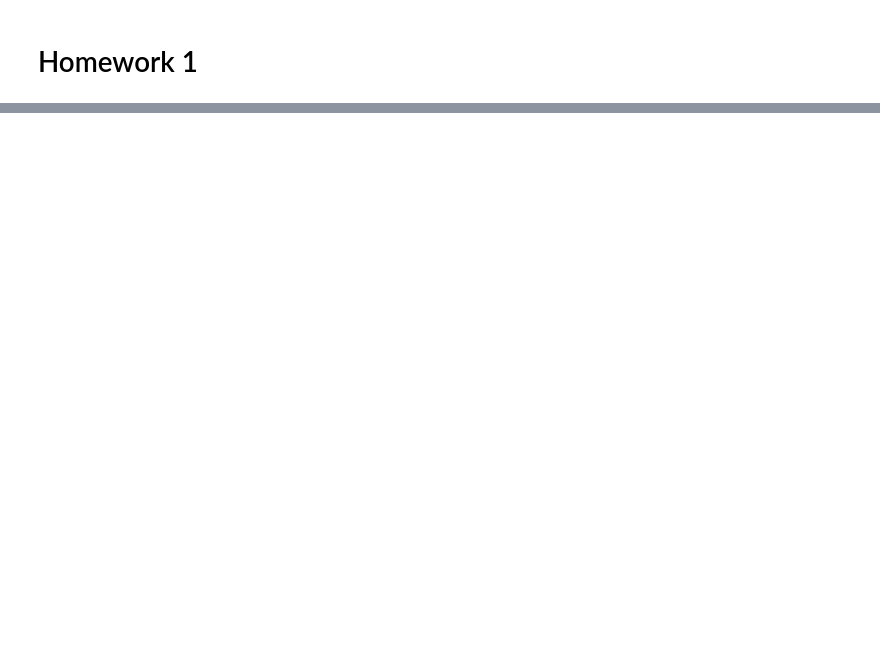
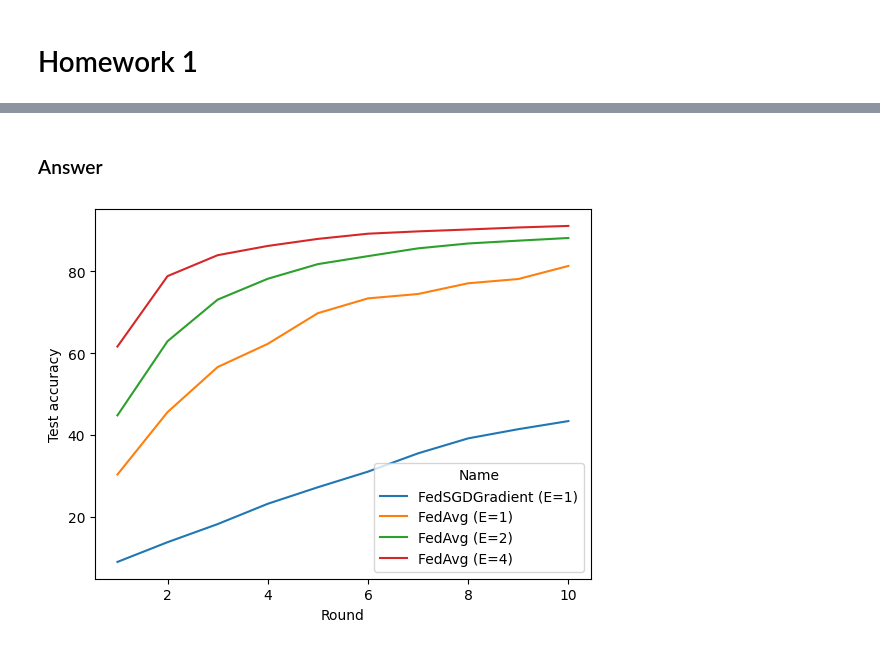
Before and after one commit to lydiaYchen/DDL24Spring, a Jupyter notebook: lab/lab-hfl.ipynb, the cells around one changed output, grey strips where cells are left out. Saved outputs shown, nothing was run; the diff lists cells and outputs as text; code cells hidden in the pictures; blank space fills up the shorter version.

```diff
--- a/lab/lab-hfl.ipynb
+++ b/lab/lab-hfl.ipynb
@@ -420,0 +581,11 @@ fedsgd_weight_df
+# %%
+servers: list[Server] = []
+
+for c_ in [0.01, 0.1, 0.2]:
+    client_split = split(n, iid, seed)
+    servers.append(FedSgdGradientServer(lr, client_split, c_, seed))
+    servers.append(FedAvgServer(lr, b, client_split, c_, e, seed))
+
+dfs = [sv.run(nr_rounds).as_df().iloc[-1:] for sv in servers]
+df = pd.concat(dfs, ignore_index=True)[["Algorithm", "N", "C", "Message count", "Test accuracy"]]
+print(df)
@@ -420,0 +633,11 @@ fedsgd_weight_df
+# %%
+servers: list[Server] = []
+device = "cpu"
+
+for b_ in [10, 100, 500]:
+    client_split = split(n, iid, seed)
+    servers.append(FedAvgServer(lr, b_, client_split, c, e, seed))
+
+dfs = [sv.run(nr_rounds).as_df(False).iloc[-1:] for sv in servers]
+df = pd.concat(dfs, ignore_index=True)[["Algorithm", "B", ETA, "Wall time", "Test accuracy"]]
+print(df)
@@ -420,0 +651,11 @@ fedsgd_weight_df
+# %%
+servers: list[Server] = []
+
+for lr_ in [0.001, 0.01, 1.0]:
+    client_split = split(n, iid, seed)
+    servers.append(FedSgdGradientServer(lr_, client_split, c, seed))
+    servers.append(FedAvgServer(lr_, b, client_split, c, e, seed))
+
+dfs = [sv.run(nr_rounds).as_df(False).iloc[-1:] for sv in servers]
+df = pd.concat(dfs, ignore_index=True)[["Algorithm", ETA, "B", "Wall time", "Test accuracy"]]
+print(df)
@@ -420,0 +689,15 @@ fedsgd_weight_df
+# %% [markdown]
+### Answer
+# %%
+servers: list[Server] = [FedSgdGradientServer(lr, client_split, c, seed)]
+
+for e_ in [1, 2, 4]:
+    client_split = split(n, iid, seed)
+    servers.append(FedAvgServer(lr, b, client_split, c, e_, seed))
+
+dfs = [sv.run(nr_rounds).as_df() for sv in servers]
+df = pd.concat(dfs, ignore_index=True)
+df["Name"] = df["Algorithm"] + " (E=" + df["E"].astype(str) + ")"
+ax = sns.lineplot(df, x="Round", y="Test accuracy", hue="Name")
+# %% [output]
+[figure, added]
```
Also changed, not shown: parts of 63 cells of this notebook, 1 other file.
